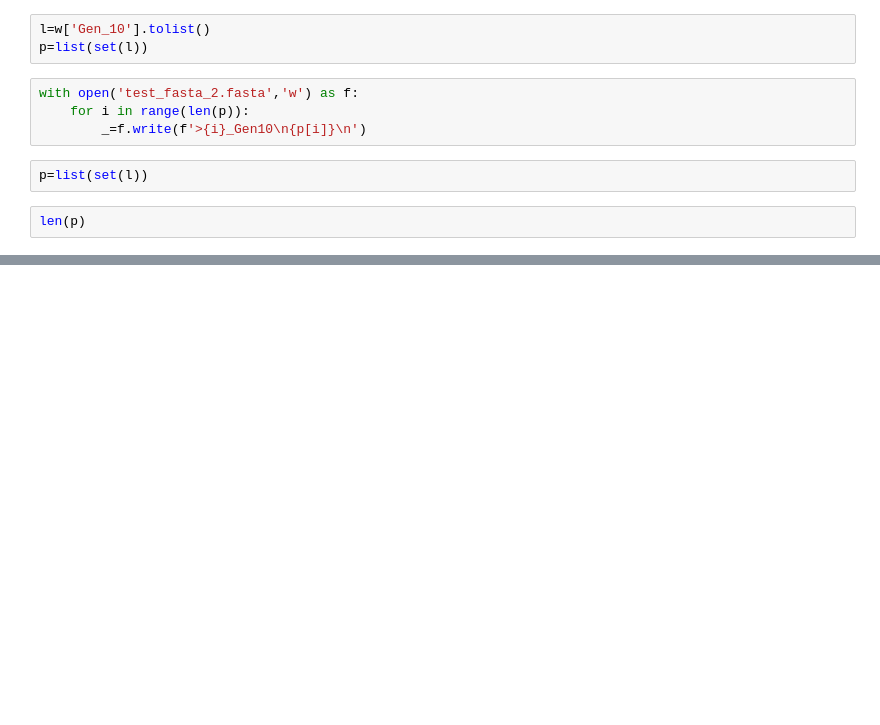
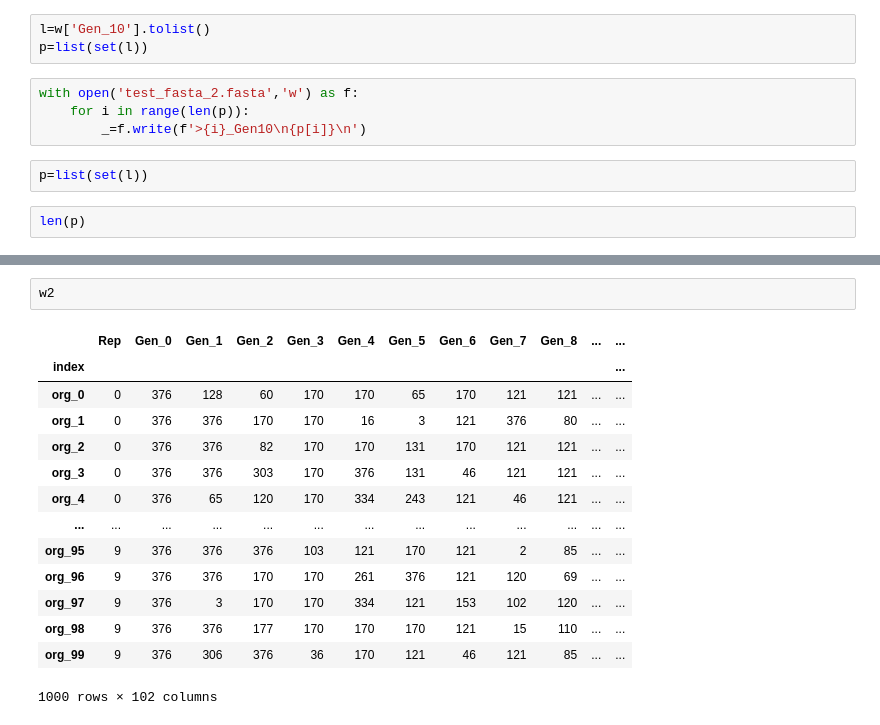
Before and after one commit to IRSINGH27/stochastic_Project, a Jupyter notebook: __module__/test.ipynb, the cells around one changed output, grey strips where cells are left out. Cells and saved outputs as stored; diff of their text form; blank space fills up the shorter version.

```diff
--- a/__module__/test.ipynb
+++ b/__module__/test.ipynb
@@ -36 +91,18 @@ w2.transpose().plot(kind='line',legend=False)
+# %%
+w2
+# %% [output]
+|  | Rep | Gen_0 | Gen_1 | Gen_2 | Gen_3 | Gen_4 | Gen_5 | Gen_6 | Gen_7 | Gen_8 | ... | ... |
+| index |  |  |  |  |  |  |  |  |  |  |  | ... |
+| org_0 | 0 | 376 | 128 | 60 | 170 | 170 | 65 | 170 | 121 | 121 | ... | ... |
+| org_1 | 0 | 376 | 376 | 170 | 170 | 16 | 3 | 121 | 376 | 80 | ... | ... |
+| org_2 | 0 | 376 | 376 | 82 | 170 | 170 | 131 | 170 | 121 | 121 | ... | ... |
+| org_3 | 0 | 376 | 376 | 303 | 170 | 376 | 131 | 46 | 121 | 121 | ... | ... |
+| org_4 | 0 | 376 | 65 | 120 | 170 | 334 | 243 | 121 | 46 | 121 | ... | ... |
+| ... | ... | ... | ... | ... | ... | ... | ... | ... | ... | ... | ... | ... |
+| org_95 | 9 | 376 | 376 | 376 | 103 | 121 | 170 | 121 | 2 | 85 | ... | ... |
+| org_96 | 9 | 376 | 376 | 170 | 170 | 261 | 376 | 121 | 120 | 69 | ... | ... |
+| org_97 | 9 | 376 | 3 | 170 | 170 | 334 | 121 | 153 | 102 | 120 | ... | ... |
+| org_98 | 9 | 376 | 376 | 177 | 170 | 170 | 170 | 121 | 15 | 110 | ... | ... |
+| org_99 | 9 | 376 | 306 | 376 | 36 | 170 | 121 | 46 | 121 | 85 | ... | ... |
+1000 rows × 102 columns
 # %%
```
Also changed, not shown: parts of 10 cells of this notebook, 3 other files.
